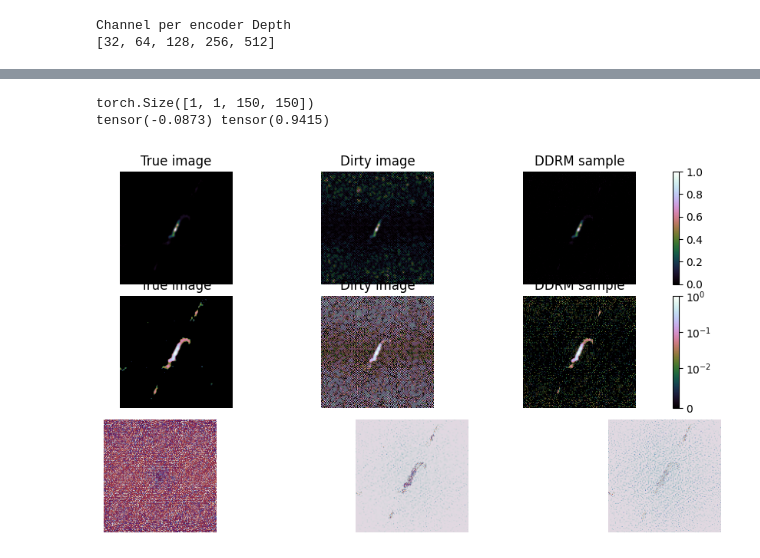
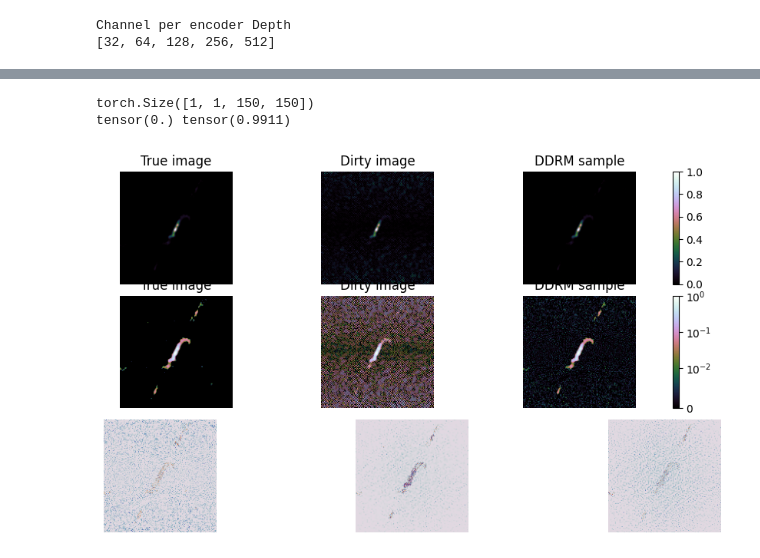
Before and after one commit to epfl-radio-astro/diffusionRI, a Jupyter notebook: ddrm_vs_usara.ipynb, the cells around one changed output, grey strips where cells are left out. Cells and saved outputs as stored; diff of their text form; code cells hidden in the pictures.

```diff
--- a/ddrm_vs_usara.ipynb
+++ b/ddrm_vs_usara.ipynb
@@ -180,7 +188,7 @@ image_size = 150
 
 # define and load the pre-trained DDPM
 net = Unet(1, 32, 4, 2, 256).to('cuda')
-model = LitDDPM.load_from_checkpoint('/capstor/store/cscs/ska/sk031/last-v5.ckpt', unet=net)
+model = LitDDPM.load_from_checkpoint('checkpoints_real_valued/last-v5.ckpt', unet=net)
 # %% [output]
 Channel per encoder Depth
 [32, 64, 128, 256, 512]
@@ -209,7 +217,7 @@ sigma_0 = 0.01#0.1494
 eta_A, eta_B, eta_C = 0.85, 1.0, 0.85
 # %%
 # format the true image x_0
-x = torch.from_numpy(true_image).reshape(1,image_size, image_size)
+x = torch.from_numpy(true_image * 2.0 - 1.0).float().reshape(1,image_size, image_size)
 x_gpu = x.to(device)
 x_0 = x_gpu.unsqueeze(0).repeat(batch_size, 1, 1, 1)
 
@@ -218,6 +226,7 @@ y1_0 = h1.H(x_0)
 y1_0 = y1_0 + sigma_0 * proj_hermitian(torch.randn_like(y1_0) * np.sqrt(2))
 
 x_dirty = h1.H_pinv(y1_0).reshape(batch_size,image_size,image_size).cpu()
+x_dirty_display = ((x_dirty + 1) / 2).clamp(0, 1)
 
 print(y1_0.shape)
 print(torch.sum(mask))
@@ -226,7 +235,7 @@ x_dirty2 = (np.fft.fftshift(np.fft.ifft2(np.fft.fftshift(gridded_vis)))).real
 
 fig, ax = plt.subplots(1,2, figsize=(6, 3))
 ax = ax.flatten()
-ax[0].imshow(x_dirty[0,...])
+ax[0].imshow(x_dirty_display[0,...])
 ax[1].imshow(x_dirty2)
 # %% [output]
 torch.Size([1, 22500])
@@ -247,41 +274,39 @@ x_hat = ((x_hat[-1] + 1) / 2).clamp(0, 1)
 # %%
-
-
 #make plots
 fig, ax = plt.subplots(3,3, figsize=(10, 5))
 ax = ax.flatten()
 for a in ax: a.set_axis_off()
 plt.tight_layout()
 
 print(x_hat.shape)
-ddrm_image = (x_hat[0,...].reshape(image_size,image_size) - 0.5)*2
+ddrm_image = x_hat[0,...].reshape(image_size,image_size)
 print(torch.min(ddrm_image),torch.max(ddrm_image))
 
 cnorm = colors.SymLogNorm(linthresh=0.01,vmin=0,vmax=1)
 linnorm = colors.Normalize(vmin=0,vmax=1)
 #plt.subplots_adjust(left=0.06, right=0.99, top=0.99, bottom=0.1, wspace=0.0, hspace = 0.1)
 pcm = ax[0].imshow(true_image,norm=linnorm,cmap = "cubehelix")
 ax[0].set_title("True image")
-ax[1].imshow(x_dirty[0,...],norm = linnorm,cmap = "cubehelix")
+ax[1].imshow(x_dirty_display[0,...],norm = linnorm,cmap = "cubehelix")
 ax[1].set_title("Dirty image")
 ax[2].imshow(ddrm_image,norm=linnorm,cmap = "cubehelix")
 ax[2].set_title("DDRM sample")
 plt.colorbar(pcm, ax=[ax[0],ax[1],ax[2]])
 
 pcm = ax[3].imshow(true_image,norm=cnorm,cmap = "cubehelix")
 ax[3].set_title("True image")
-ax[4].imshow(x_dirty[0,...],norm = cnorm,cmap = "cubehelix")
+ax[4].imshow(x_dirty_display[0,...],norm = cnorm,cmap = "cubehelix")
 ax[4].set_title("Dirty image")
 ax[5].imshow(ddrm_image,norm=cnorm,cmap = "cubehelix")
 ax[5].set_title("DDRM sample")
 plt.colorbar(pcm, ax=[ax[3],ax[4],ax[5]])
 
 ax[6].imshow(true_image-ddrm_image.numpy(),norm= colors.SymLogNorm(linthresh=0.01,vmin=-.1,vmax=.1),cmap = "twilight_shifted")
 ax[7].imshow(true_image-AIRI_image,norm= colors.SymLogNorm(linthresh=0.01,vmin=-.1,vmax=.1),cmap = "twilight_shifted")
 ax[8].imshow(true_image-uSARA_image,norm= colors.SymLogNorm(linthresh=0.01,vmin=-.1,vmax=.1),cmap = "twilight_shifted")
 
 plt.show()
 # %% [output]
 torch.Size([1, 1, 150, 150])
-tensor(-0.0873) tensor(0.9415)
+tensor(0.) tensor(0.9911)
-[figure, old version]
+[figure, new version]
```
Also changed, not shown: parts of 6 cells of this notebook.
